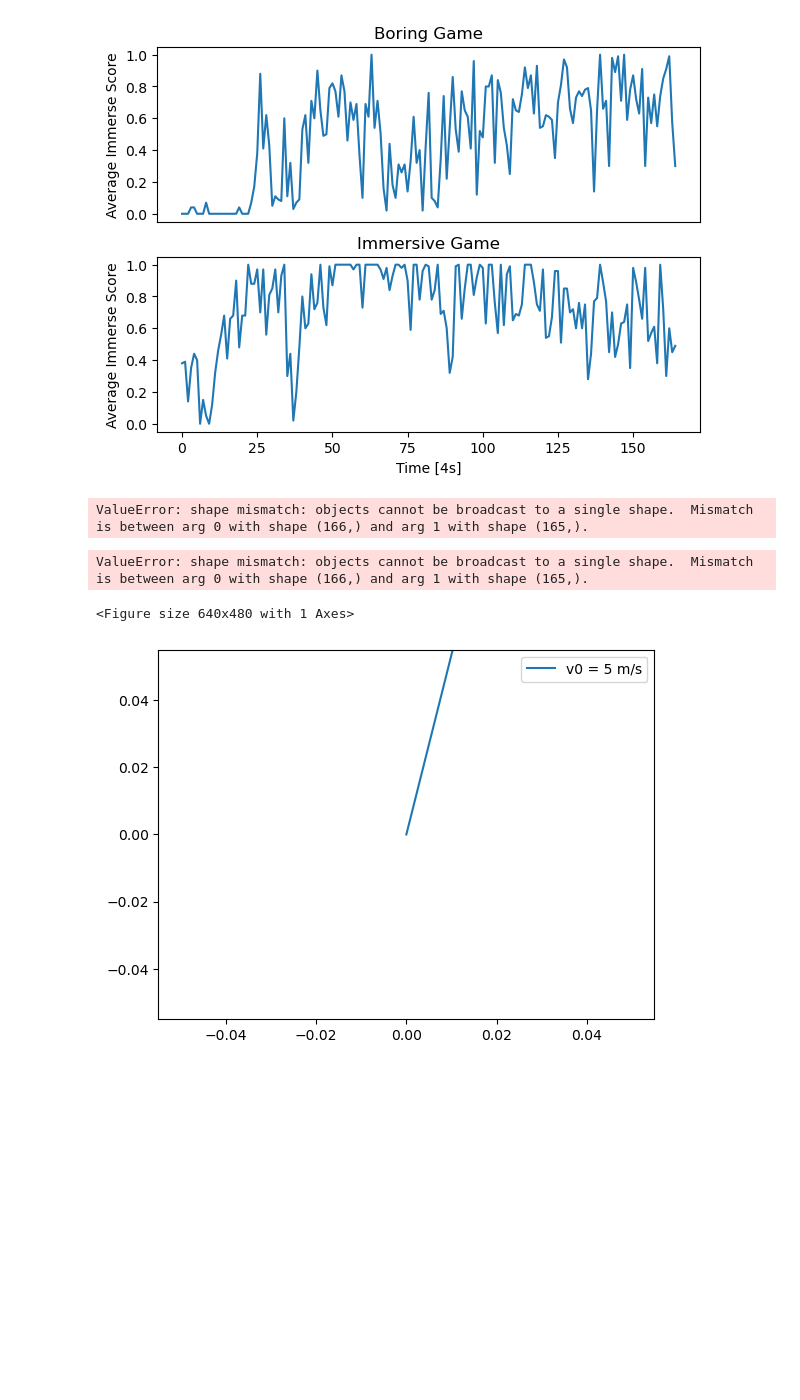
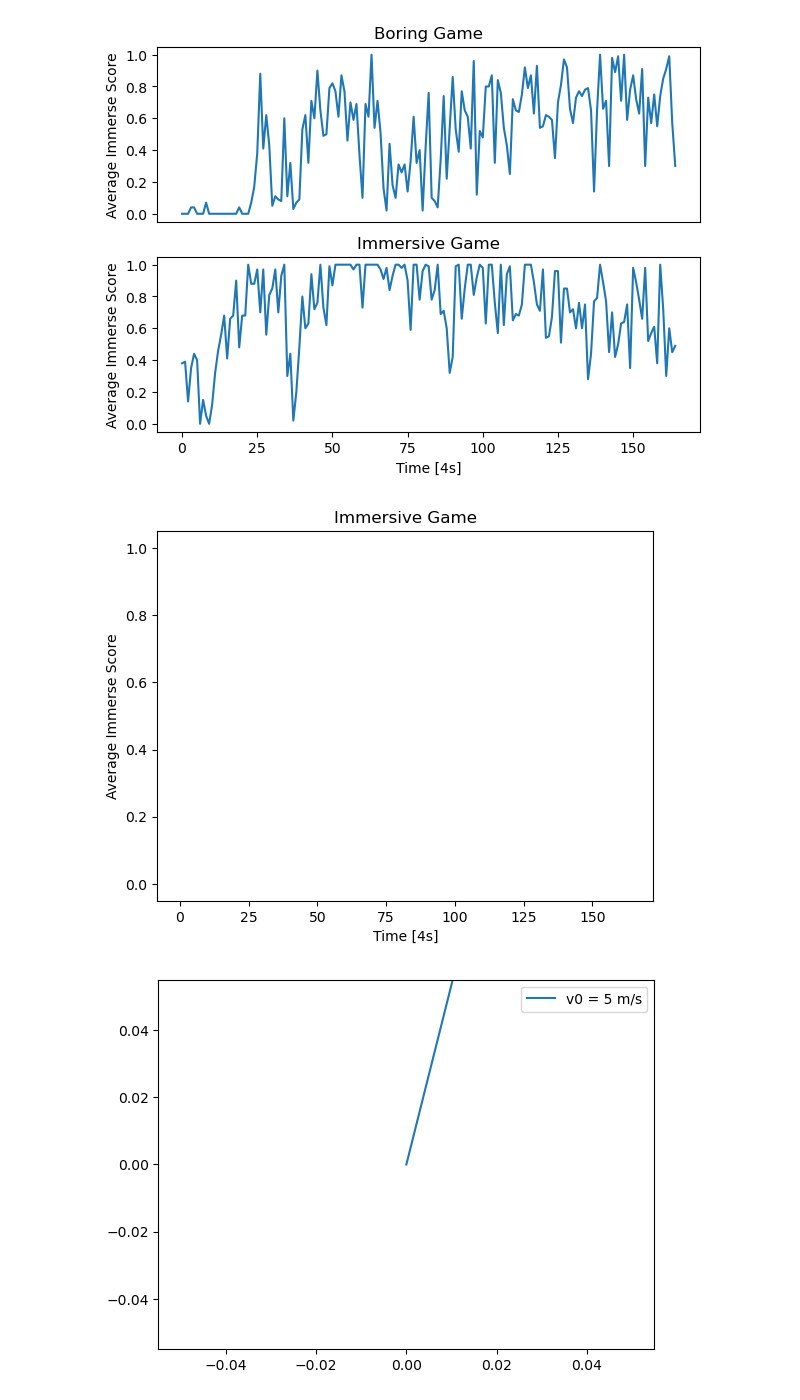
Before and after one commit to PipelonDevs/ntx_hack_2023, a Jupyter notebook: MNE/jupyter-tests/graphs.ipynb, the cells around one changed output. Cells and saved outputs as stored; diff of their text form; code cells hidden in the pictures; blank space fills up the shorter version.

Commit message:
animation-finished

```diff
--- a/MNE/jupyter-tests/graphs.ipynb
+++ b/MNE/jupyter-tests/graphs.ipynb
@@ -29,22 +29,20 @@ ax[1].plot(range(len(avg_immerse_game_results)), avg_immerse_game_results, label
 # %%
 import matplotlib.animation as animation
 
 def update_line(frame):
     l.set_data(range(frame), avg_immerse_game_results[:frame])
     return l
 
 # Animation of Immersive game
 fig1, ax = plt.subplots()
-l = ax.plot(range(len(avg_immerse_game_results)), avg_immerse_game_results, label="immerse game")[0]
+l = ax.plot(range(avg_immerse_game_results.shape[0]), avg_immerse_game_results, label="immerse game")[0]
 
 plt.xlabel('Time [4s]')
 plt.ylabel('Average Immerse Score')
 plt.title('Immersive Game')
 
-line_ani = animation.FuncAnimation(fig1, update_line, interval=60, frames=300)
+line_ani = animation.FuncAnimation(fig1, update_line, interval=60, frames=avg_immerse_game_results.shape[0])
 line_ani.save('immersiveLALAL.gif')
 # %% [output]
-ValueError: shape mismatch: objects cannot be broadcast to a single shape.  Mismatch is between arg 0 with shape (166,) and arg 1 with shape (165,).
-ValueError: shape mismatch: objects cannot be broadcast to a single shape.  Mismatch is between arg 0 with shape (166,) and arg 1 with shape (165,).
-<Figure size 640x480 with 1 Axes>
+[figure, added]
 # %%
```
Also changed, not shown: parts of 3 cells of this notebook, 1 other file.
